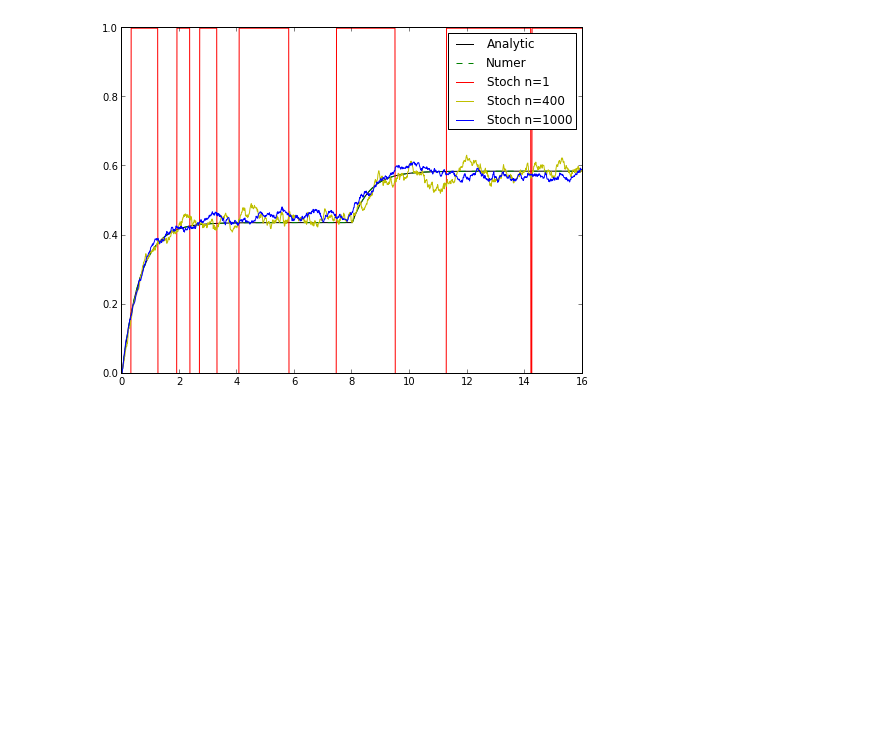
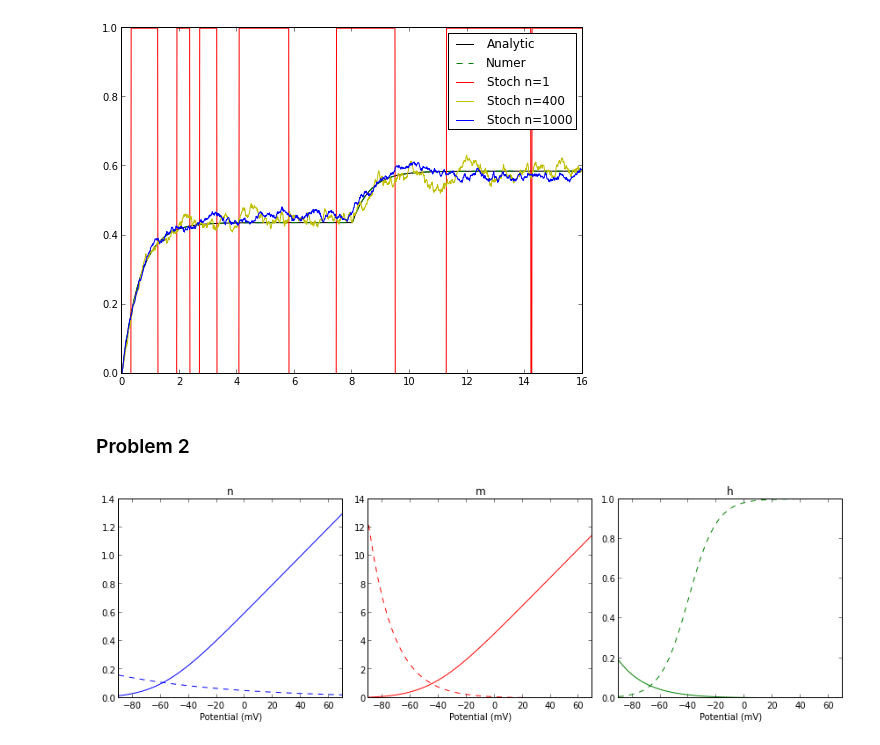
Before and after one commit to forrestsheldon/neurodynamics, a Jupyter notebook: week_2_Single_compartment_neural_models.ipynb, the cells around one changed output. Cells and saved outputs as stored; diff of their text form; code cells hidden in the pictures; blank space fills up the shorter version.

Commit message:
Finished HW 2 problems 1 and 2.  May add 3.

```diff
--- a/week_2_Single_compartment_neural_models.ipynb
+++ b/week_2_Single_compartment_neural_models.ipynb
@@ -123,3 +127,46 @@ axes1.legend()
 # %% [output]
 <matplotlib.legend.Legend at 0x...>
 [figure]
+# %% [markdown]
+### Problem 2
+# %%
+C_m  =   1.0 # membrane capacitance, in uF/cm^2
+g_Na =   120.0 # maximum conducances, in mS/cm^2
+g_K  =   36.0
+g_L  =   0.3
+E_Na = 45.0 # Nernst reversal potentials, in mV
+E_K  = -82.0
+E_L  = -59.387
+V_rest = -70.  # Resting potential
+
+# Set up our transition coefficients
+def alpha_m(V): return 0.1*(V + 45) / (1 - np.exp(-1.*(V + 45)/10))
+def beta_m(V):  return 4 * np.exp(-1.*(V + 70) / 18)
+
+def alpha_h(V): return 0.07 * np.exp(-1.*(V + 70) / 20)
+def beta_h(V):  return 1. / (1 + np.exp(-1.*(V + 40)/10))
+
+def alpha_n(V): return 0.01*(V + 60) / (1 - np.exp(-1.*(V + 60)/10))
+def beta_n(V):  return 0.125 * np.exp(-1.*(V + 70) / 80)
+
+V = np.linspace(-90, 70)
+
+fig2,axes2 = plt.subplots(1,3, figsize=(12,4))
+
+gate_type = ['n', 'm', 'h']
+
+for ax,letter in zip(axes2, gate_type):
+    ax.set_xlabel ('Potential (mV)')
+    ax.set_title(letter)
+    ax.set_xlim([-90, 70])
+
+axes2[0].plot(V, alpha_n(V), 'b-', label='$\alpha_n$')
+axes2[0].plot(V, beta_n(V), 'b--', label='$\beta_n$')
+axes2[1].plot(V, alpha_m(V), 'r-', label='$\alpha_m$')
+axes2[1].plot(V, beta_m(V), 'r--', label='$\beta_m$')
+axes2[2].plot(V, alpha_h(V), 'g-', label='$\alpha_h$')
+axes2[2].plot(V, beta_h(V), 'g--', label='$\beta_h$')
+
+fig2.tight_layout()
+# %% [output]
+[figure, added]
```
Also changed, not shown: parts of 16 cells of this notebook, 1 other file.
